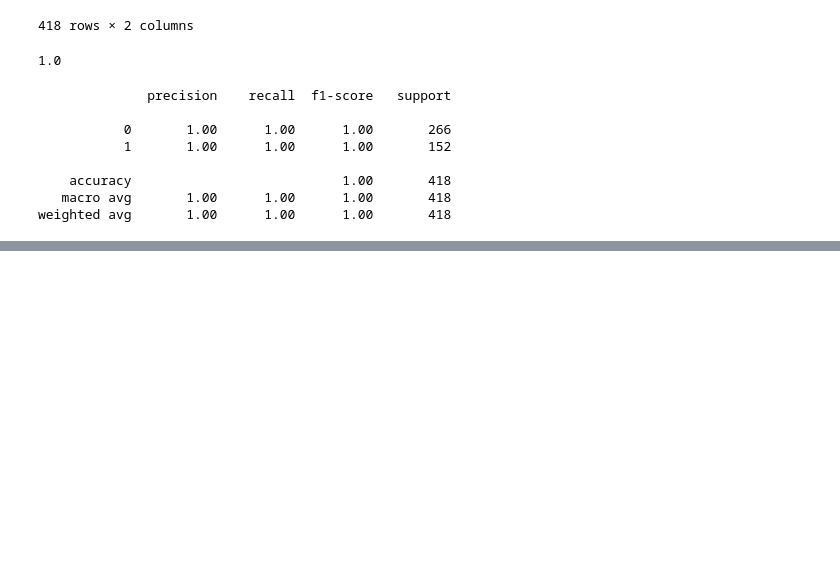
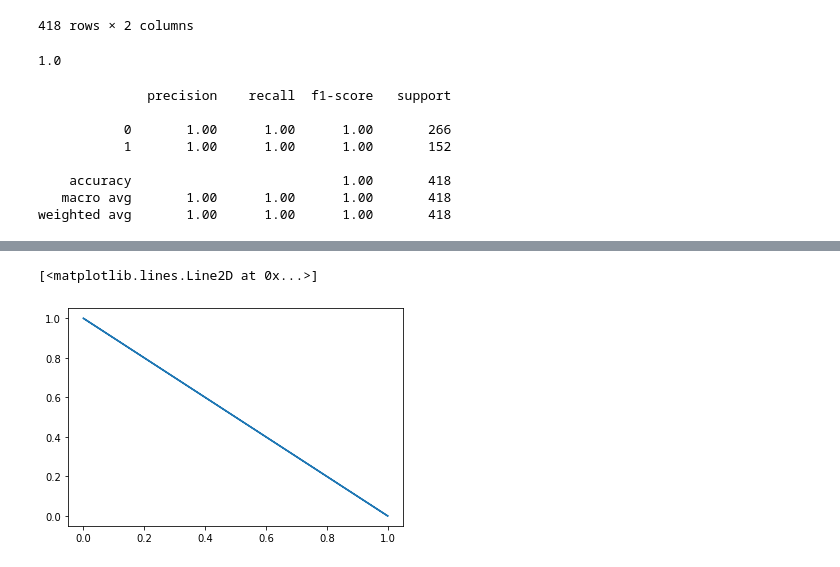
Before and after one commit to gdarshankumar94/DataScienceBasic, a Jupyter notebook: titanic-prediction.ipynb, the cells around one changed output, grey strips where cells are left out. Saved outputs shown, nothing was run; the diff lists cells and outputs as text; code cells hidden in the pictures; blank space fills up the shorter version.

Commit message:
Kaggle Notebook | Titanic Prediction | Version 10

```diff
--- a/titanic-prediction.ipynb
+++ b/titanic-prediction.ipynb
@@ -120,0 +131,5 @@ weighted avg       1.00      1.00      1.00       418
+# %%
+plt.plot(X_test,y_predict)
+# %% [output]
+[<matplotlib.lines.Line2D at 0x...>]
+[figure, added]
```
Also changed, not shown: parts of 8 cells of this notebook.
